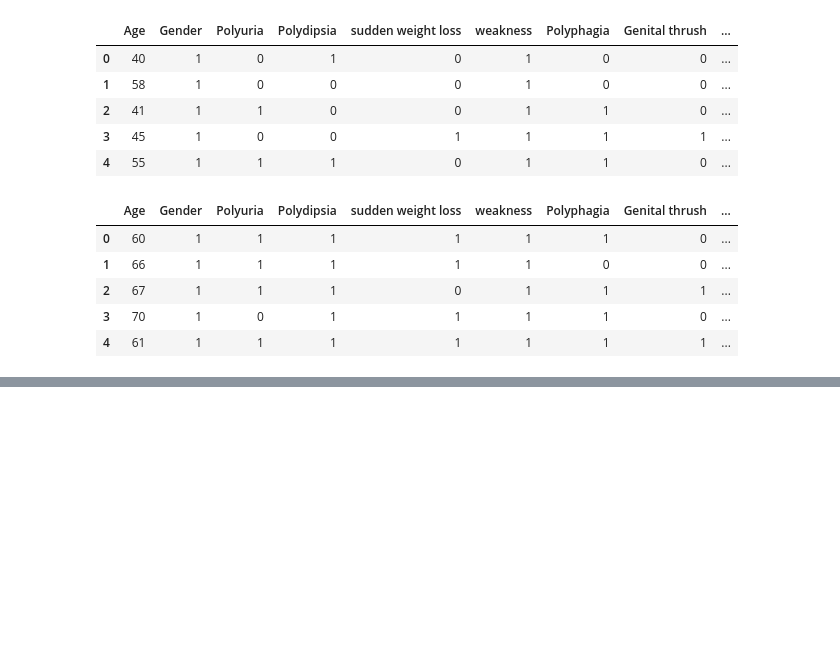
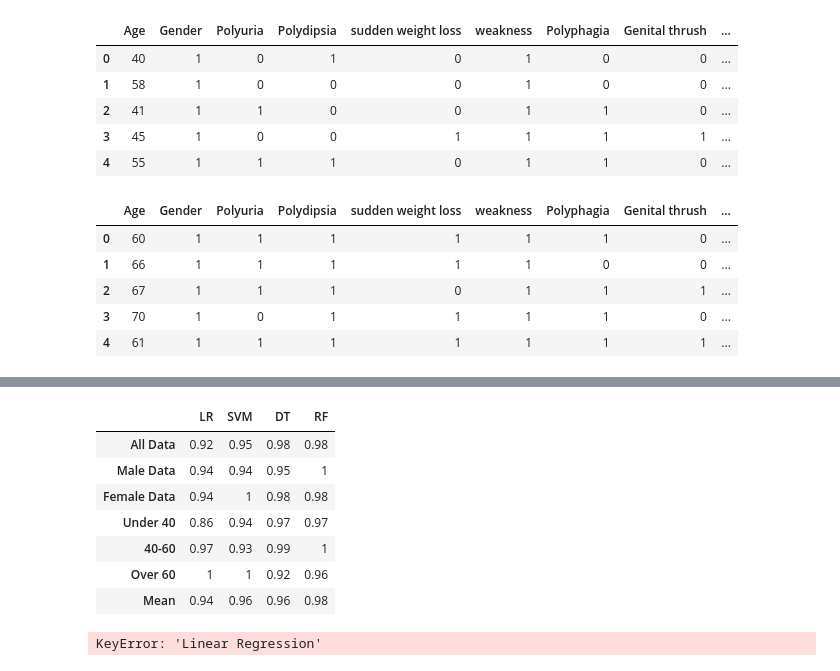
Before and after one commit to asadca4u/Final_Project_Group_Five, a Jupyter notebook: Models/Template (Imported Data).ipynb, the cells around one changed output, grey strips where cells are left out. Cells and saved outputs as stored; diff of their text form; code cells hidden in the pictures; blank space fills up the shorter version.

```diff
--- a/Models/Template (Imported Data).ipynb
+++ b/Models/Template (Imported Data).ipynb
@@ -75,0 +121,45 @@ Gen3_df.head()
+# %%
+# Sensitivity
+data_subset = ["All Data", "Male Data", "Female Data", "Under 40", "40-60", "Over 60"]
+Sen_table = pd.DataFrame(index=data_subset, data=([[0.92, 0.95, 0.98, 0.98],
+                                                   [0.94, 0.94, 0.95, 1.0],
+                                                   [0.94, 1.0, 0.98, 0.98],
+                                                   [0.86, 0.94, 0.97, 0.97],
+                                                   [0.97, 0.93, 0.99, 1.0],
+                                                   [1.0, 1.0, 0.92, 0.96]]),
+    columns=(["LR", "SVM", "DT", "RF"]))
+Sen_table.loc['Mean'] = Sen_table.mean()
+Sen_table = Sen_table.round(decimals=2).astype(object)
+Sen_table
+# %% [output]
+|  | LR | SVM | DT | RF |
+| All Data | 0.92 | 0.95 | 0.98 | 0.98 |
+| Male Data | 0.94 | 0.94 | 0.95 | 1 |
+| Female Data | 0.94 | 1 | 0.98 | 0.98 |
+| Under 40 | 0.86 | 0.94 | 0.97 | 0.97 |
+| 40-60 | 0.97 | 0.93 | 0.99 | 1 |
+| Over 60 | 1 | 1 | 0.92 | 0.96 |
+| Mean | 0.94 | 0.96 | 0.96 | 0.98 |
+# %%
+# Plot Accuracy
+import plotly.graph_objects as go
+data_subset = ["All Data", "Male Data", "Female Data", "Under 40", "40-60", "Over 60", "Mean"]
+fig = go.Figure(data=[
+    go.Bar(name='Linear Regression', x=data_subset, y=Acc_table["Linear Regression"]),
+    go.Bar(name='SVM', x=data_subset, y=Acc_table["SVM"]),
+    go.Bar(name='Decision Tree', x=data_subset, y=Acc_table["Decision Tree"]),
+    go.Bar(name='Random Forest', x=data_subset, y=Acc_table["Random Forest"])
+
+])
+# Change the bar mode
+fig.update_layout(
+    barmode='group',
+    xaxis_tickfont_size=14,
+    yaxis=dict(
+        title='Accuracy',
+        titlefont_size=16,
+        tickfont_size=14))
+
+fig.show()
+# %% [output]
+KeyError: 'Linear Regression'
```
Also changed, not shown: parts of 4 cells of this notebook, 3 other files.
